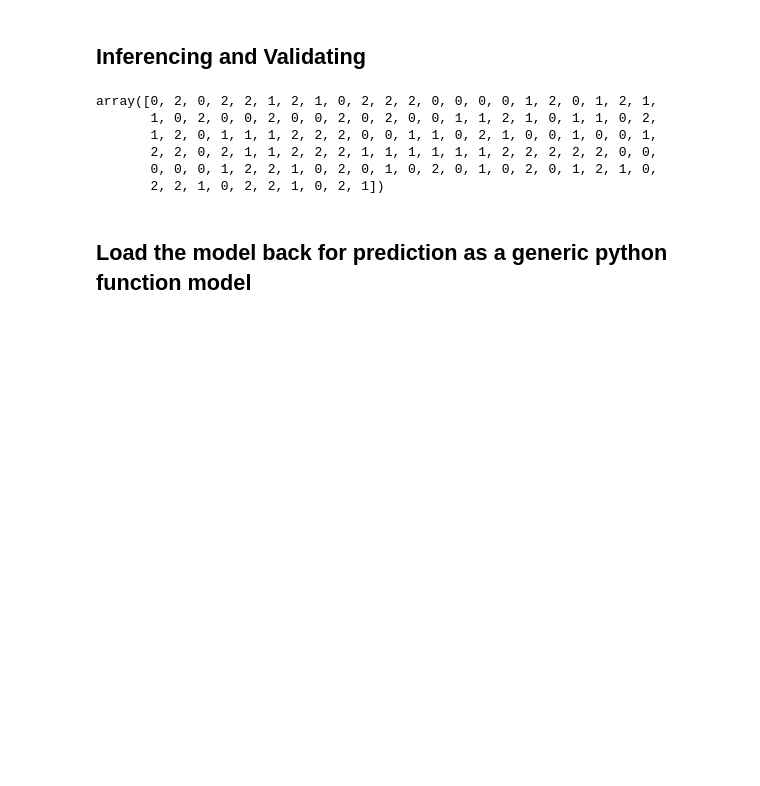
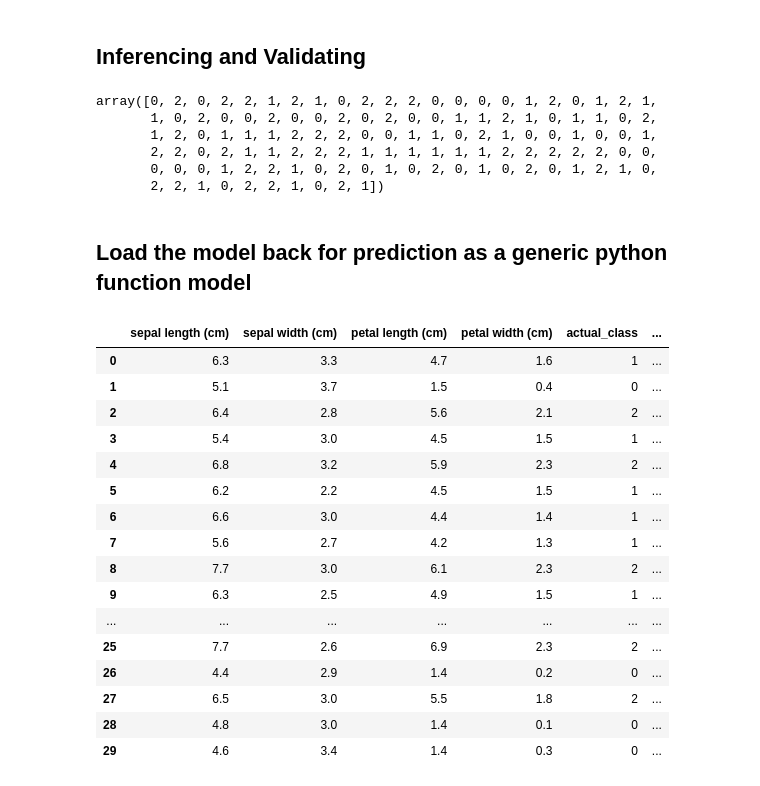
Before and after one commit to arun-ekambaram/mlflow, a Jupyter notebook: MLproject/test.ipynb, the cells around one changed output. Saved outputs shown, nothing was run; the diff lists cells and outputs as text; code cells hidden in the pictures; blank space fills up the shorter version.

Commit message:
Updated Model Registry

```diff
--- a/MLproject/test.ipynb
+++ b/MLproject/test.ipynb
@@ -902,0 +901,29 @@ loaded_model = mlflow.pyfunc.load_model(model_info.model_uri)
+# %%
+loaded_model = mlflow.pyfunc.load_model(model_info.model_uri)
+predictions = loaded_model.predict(X_test)
+
+iris_features_name = datasets.load_iris().feature_names
+
+result= pd.DataFrame(X_test,columns=iris_features_name)
+result['actual_class']= y_test
+result['predicted_class']=predictions
+# %%
+result
+# %% [output]
+|  | sepal length (cm) | sepal width (cm) | petal length (cm) | petal width (cm) | actual_class | ... |
+| 0 | 6.3 | 3.3 | 4.7 | 1.6 | 1 | ... |
+| 1 | 5.1 | 3.7 | 1.5 | 0.4 | 0 | ... |
+| 2 | 6.4 | 2.8 | 5.6 | 2.1 | 2 | ... |
+| 3 | 5.4 | 3.0 | 4.5 | 1.5 | 1 | ... |
+| 4 | 6.8 | 3.2 | 5.9 | 2.3 | 2 | ... |
+| 5 | 6.2 | 2.2 | 4.5 | 1.5 | 1 | ... |
+| 6 | 6.6 | 3.0 | 4.4 | 1.4 | 1 | ... |
+| 7 | 5.6 | 2.7 | 4.2 | 1.3 | 1 | ... |
+| 8 | 7.7 | 3.0 | 6.1 | 2.3 | 2 | ... |
+| 9 | 6.3 | 2.5 | 4.9 | 1.5 | 1 | ... |
+| ... | ... | ... | ... | ... | ... | ... |
+| 25 | 7.7 | 2.6 | 6.9 | 2.3 | 2 | ... |
+| 26 | 4.4 | 2.9 | 1.4 | 0.2 | 0 | ... |
+| 27 | 6.5 | 3.0 | 5.5 | 1.8 | 2 | ... |
+| 28 | 4.8 | 3.0 | 1.4 | 0.1 | 0 | ... |
+| 29 | 4.6 | 3.4 | 1.4 | 0.3 | 0 | ... |
```
Also changed, not shown: parts of 7 cells of this notebook.
